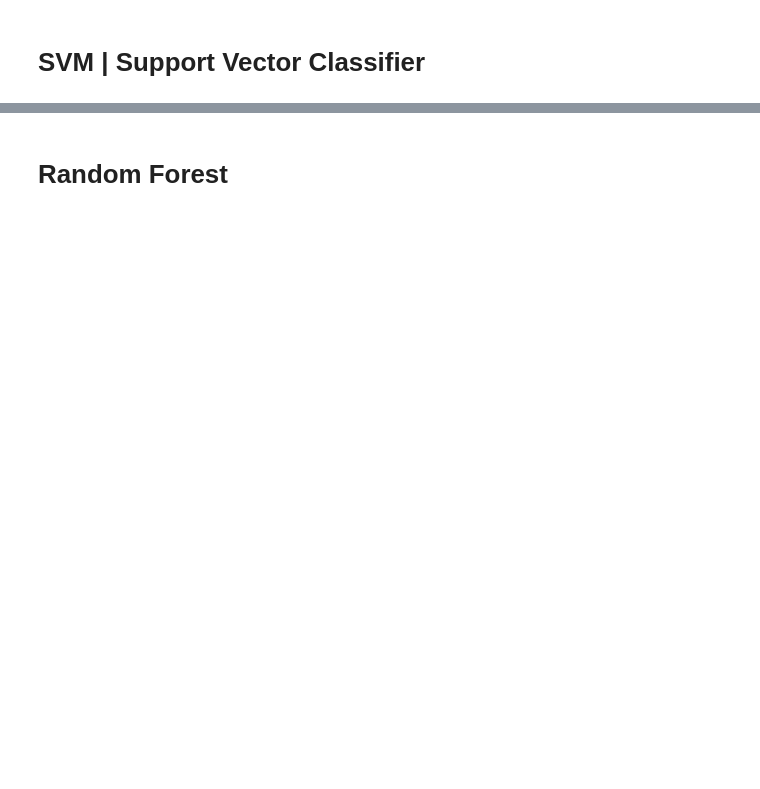
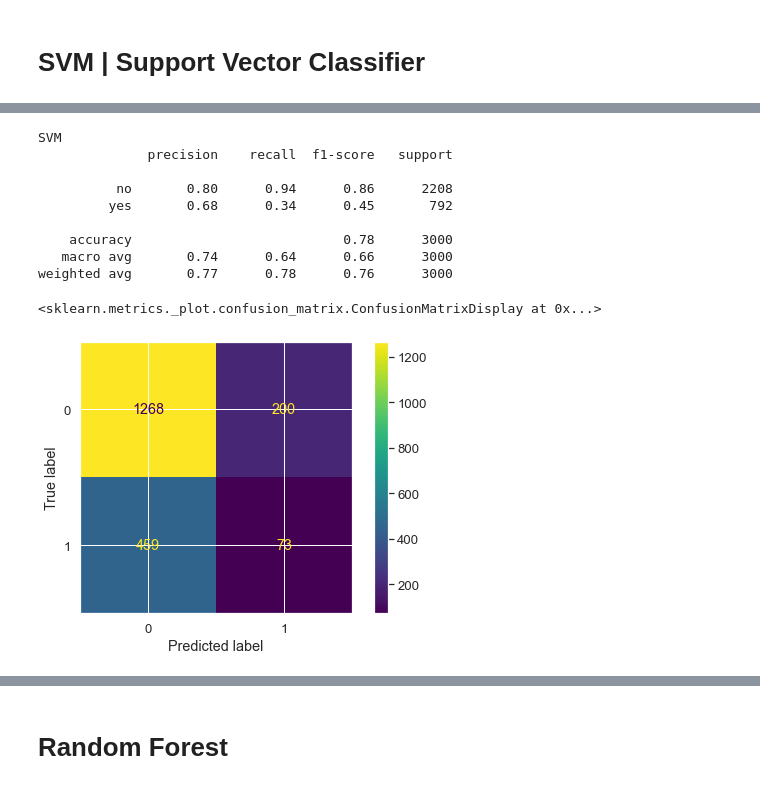
Before and after one commit to aylinaydincs/CS454_Project, a Jupyter notebook: DataPreprocess_OneHotEncoding.ipynb, the cells around one changed output, grey strips where cells are left out. Saved outputs shown, nothing was run; the diff lists cells and outputs as text; code cells hidden in the pictures; blank space fills up the shorter version.

```diff
--- a/DataPreprocess_OneHotEncoding.ipynb
+++ b/DataPreprocess_OneHotEncoding.ipynb
@@ -238,0 +321,38 @@ disp.plot()
+# %%
+pca = PCA(n_components=2,svd_solver='full')
+X_pca = pca.fit_transform(pd.get_dummies(bank_data_x))
+# print(pca.explained_variance_)
+
+X_reduced, X_test_reduced, Y_Train, Y_Test = train_test_split(X_pca, bank_data_y, test_size = 0.30, random_state = 101)
+
+# pca = PCA(n_components=2,svd_solver='full')
+# X_reduced = pca.fit_transform(X_Train)
+#X_reduced = TSNE(n_components=2).fit_transform(X_Train, Y_Train)
+
+
+trainedsvm = svm.LinearSVC().fit(X_reduced, Y_Train)
+# %%
+print('SVM')
+predictionsvm = trainedsvm.predict(X_test_reduced)
+predictionsvmbin=[]
+for i in predictionsvm:
+    if i =="yes":
+        predictionsvmbin.append(1)
+    else:
+        predictionsvmbin.append(0)
+print(classification_report(Y_Test,predictionsvm))
+cm = confusion_matrix(y_test, [round(y) for y in predictionsvmbin][:2000], labels=[0, 1])
+disp = ConfusionMatrixDisplay(confusion_matrix=cm)
+disp.plot()
+# %% [output]
+SVM
+              precision    recall  f1-score   support
+
+          no       0.80      0.94      0.86      2208
+         yes       0.68      0.34      0.45       792
+
+    accuracy                           0.78      3000
+   macro avg       0.74      0.64      0.66      3000
+weighted avg       0.77      0.78      0.76      3000
+<sklearn.metrics._plot.confusion_matrix.ConfusionMatrixDisplay at 0x...>
+[figure, added]
```
Also changed, not shown: parts of 23 cells of this notebook.
